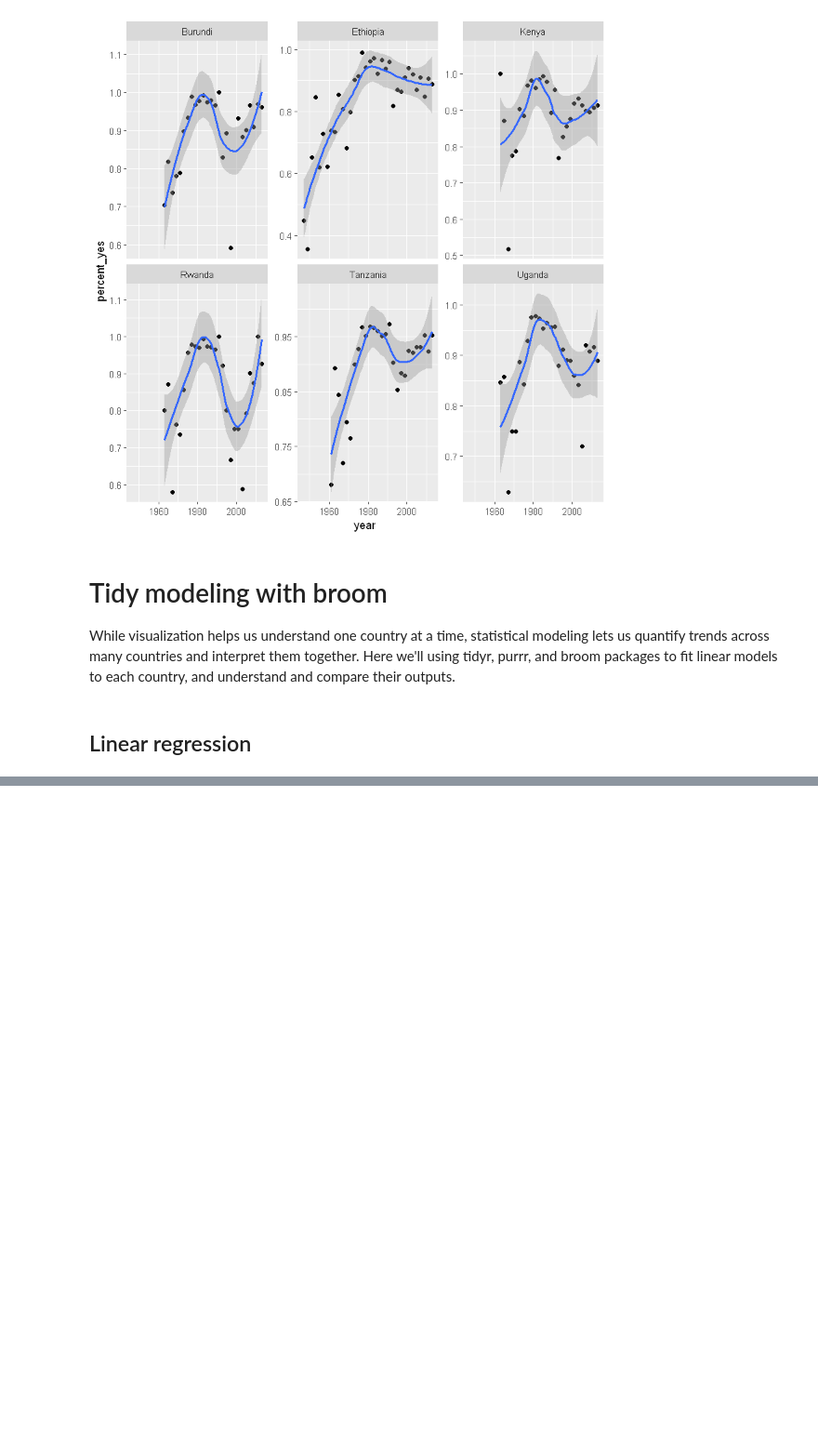
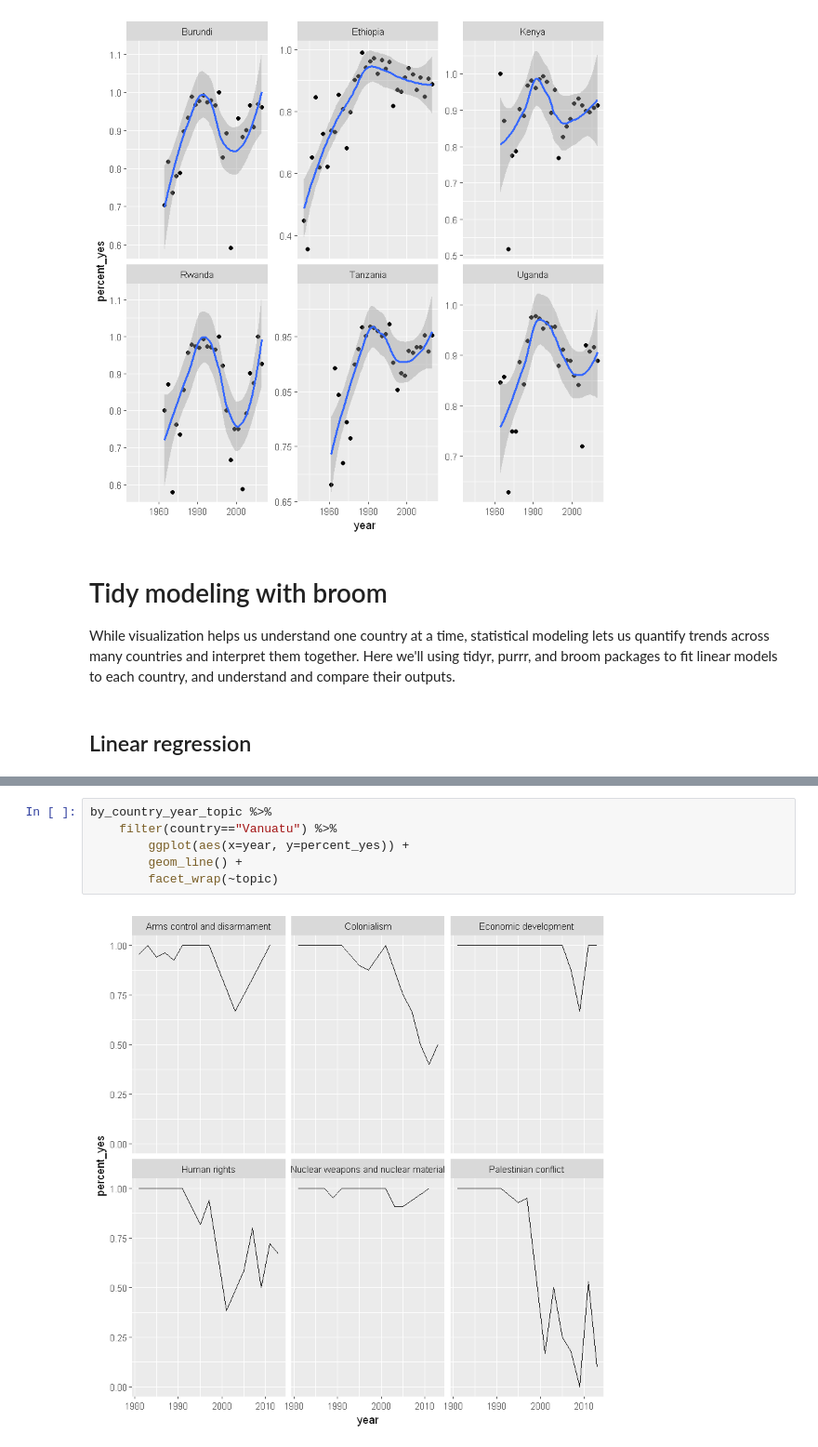
Before and after one commit to VictorOmondi1997/Exploring-The-Historical-Voting-of-USGA, a Jupyter notebook: Exploring The Historical Voting of USGA.ipynb, the cells around one changed output, grey strips where cells are left out. Shown at 93% size. Saved outputs shown, nothing was run; the diff lists cells and outputs as text; blank space fills up the shorter version.

```diff
--- a/Exploring The Historical Voting of USGA.ipynb
+++ b/Exploring The Historical Voting of USGA.ipynb
@@ -476,0 +1051,8 @@ While visualization helps us understand one country at a time, statistical model
+# %%
+by_country_year_topic %>%
+    filter(country=="Vanuatu") %>%
+        ggplot(aes(x=year, y=percent_yes)) +
+        geom_line() +
+        facet_wrap(~topic)
+# %% [output]
+[figure, added]
```
Also changed, not shown: parts of 67 cells of this notebook.
